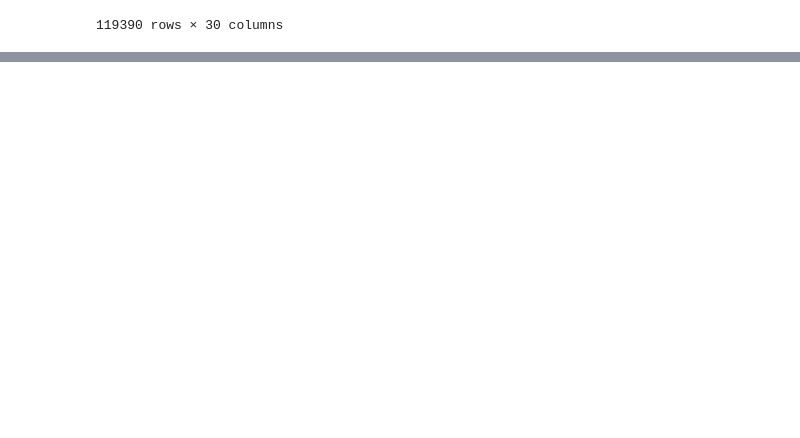
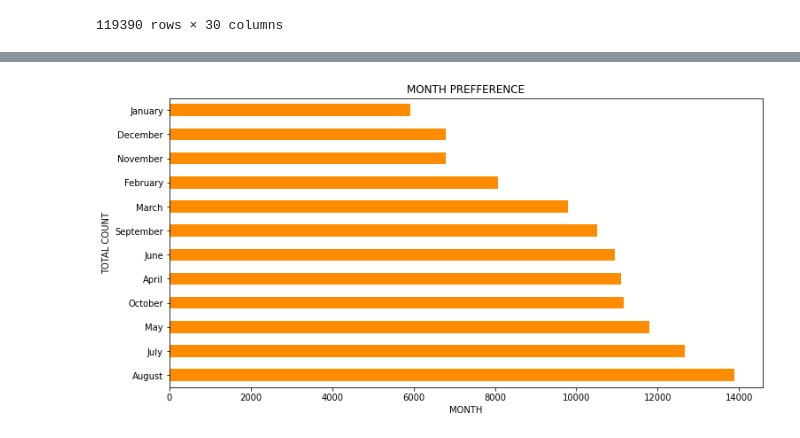
Before and after one commit to Arka1212/Hotel-Booking-Analysis, a Jupyter notebook: Hotel_Booking_Analysis_Capstone_Project.ipynb, the cells around one changed output, grey strips where cells are left out. Saved outputs shown, nothing was run; the diff lists cells and outputs as text; code cells hidden in the pictures; blank space fills up the shorter version.

```diff
--- a/Hotel_Booking_Analysis_Capstone_Project.ipynb
+++ b/Hotel_Booking_Analysis_Capstone_Project.ipynb
@@ -165,0 +290,4 @@ new_hotel_df
+# %%
+# Most preffered month by the customers.
+most_preffered_month = new_hotel_df['arrival_date_month'].value_counts()
+most_preffered_month
@@ -165,0 +308,12 @@ new_hotel_df
+# %%
+# Visualisation of data for most preffered month.
+plt.figure(figsize=(12,6))
+most_preffered_month.plot(kind = 'barh',color ='darkorange',fontsize = 10)
+plt.title('MONTH PREFFERENCE')
+plt.xlabel('MONTH')
+plt.ylabel('TOTAL COUNT')
+plt.show()
+
+# Its clear from this bar chart that most preffered month for booking hotel is 'August' whereas 'January' is the least preffered.
+# %% [output]
+[figure, added]
```
Also changed, not shown: parts of 20 cells of this notebook.
